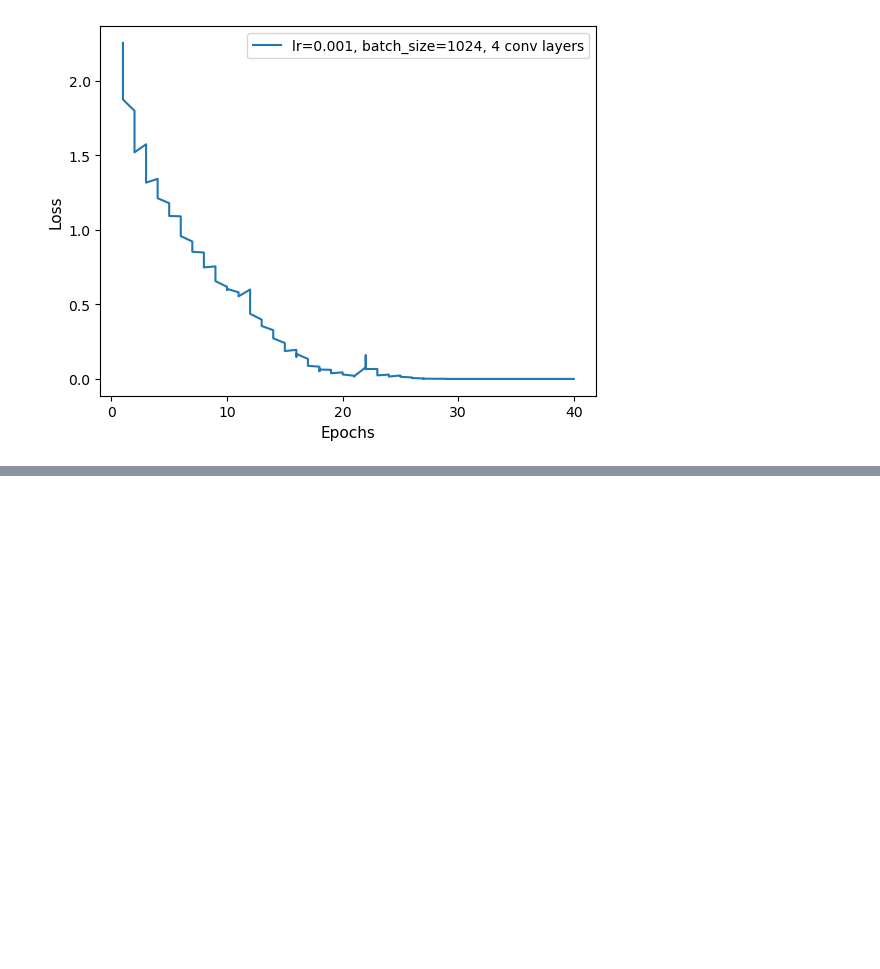
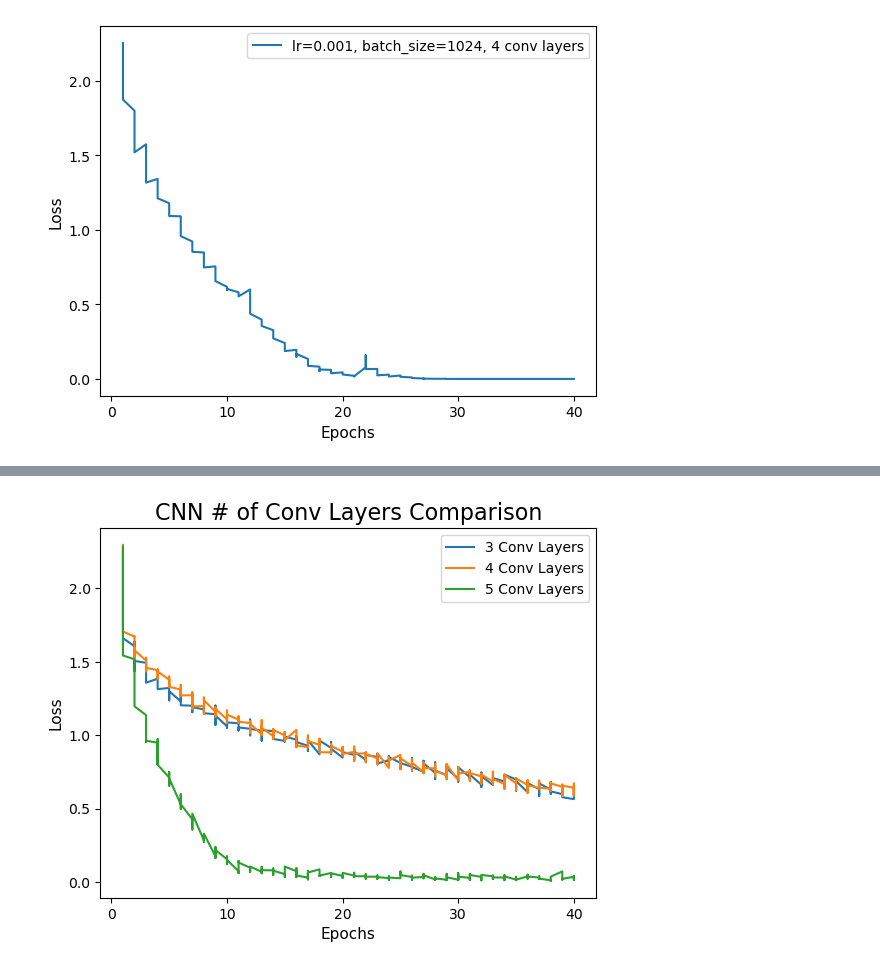
Before and after one commit to SorchaJ/CIFAR-10, a Jupyter notebook: cifar10_CNNFigures.ipynb, the cells around one changed output, grey strips where cells are left out. Saved outputs shown, nothing was run; the diff lists cells and outputs as text; code cells hidden in the pictures; blank space fills up the shorter version.

```diff
--- a/cifar10_CNNFigures.ipynb
+++ b/cifar10_CNNFigures.ipynb
@@ -50,0 +119,23 @@ plt.show()
+# %%
+# do learning rate comparisons for 4 conv layers
+figure, axes = plt.subplots()
+
+epochs = rate001[:,0]
+
+axes.plot(epochs, rate001[:,2])
+axes.plot(epochs, rate001layer4[:,2])
+axes.plot(epochs, rate001layer5[:,2])
+axes.plot(epochs, finalModel)
+
+axes.set_xticks([0, 10, 20, 30, 40])
+
+axes.set_title("CNN # of Conv Layers Comparison", size=16)
+
+axes.set_xlabel("Epochs", size=11)
+axes.set_ylabel("Loss", size=11)
+
+axes.legend(["3 Conv Layers","4 Conv Layers","5 Conv Layers"], loc=1)
+
+plt.show()
+# %% [output]
+[figure, added]
```
Also changed, not shown: parts of 13 cells of this notebook.
